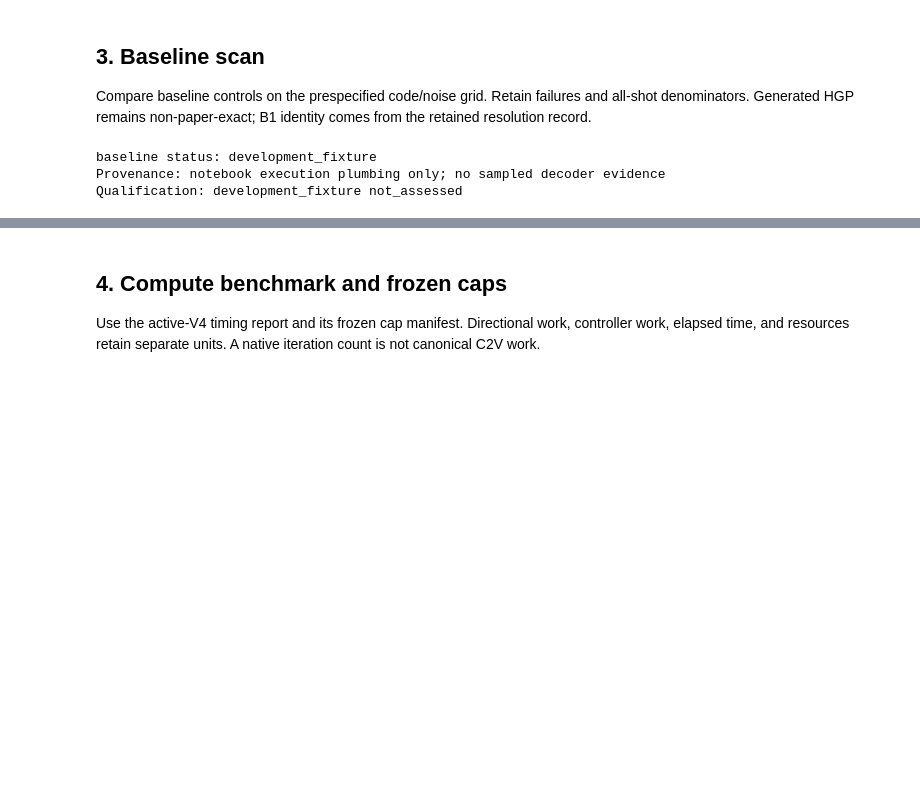
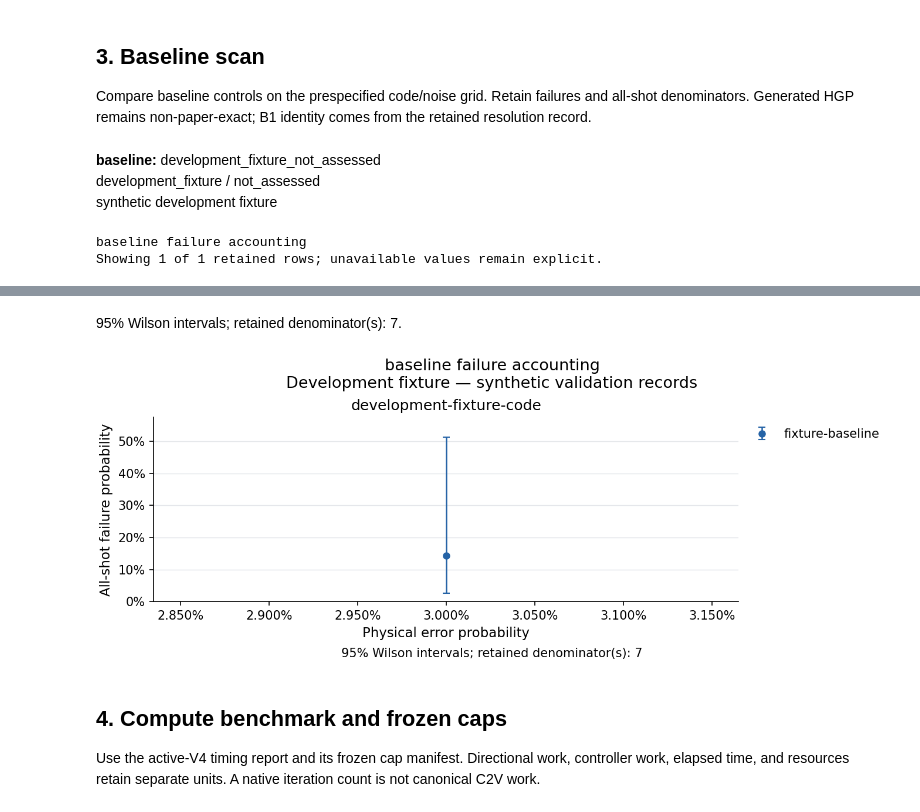
Before and after one commit to mertgkduman/survey_bp, a Jupyter notebook: data/results/phase4-notebook/executed.ipynb, the cells around one changed output, grey strips where cells are left out. Cells and saved outputs as stored; diff of their text form; code cells hidden in the pictures; blank space fills up the shorter version.

Commit message:
docs(04): retain verified implementation and notebook artifacts

```diff
--- a/data/results/phase4-notebook/executed.ipynb
+++ b/data/results/phase4-notebook/executed.ipynb
@@ -15,6 +15,16 @@ fixture = os.environ.get("PHASE4_NOTEBOOK_FIXTURE") == "1"
 stages = notebook_inventory(root, fixture=fixture)
 print("Mode:", "development_fixture" if fixture else "qualified_snapshot_inventory")
 print("Assessment: not_assessed; no production sampling in this notebook")
+from phase4_notebook_campaign import build_campaign_snapshots
+from phase4_notebook_presentation import display_campaign_stage, presentation_views, equation_check_table
+from execute_phase4_notebook import campaign_input_root
+campaign_root = campaign_input_root(root, Path(os.environ.get("PHASE4_CAMPAIGN_ROOT", str(root))))
+campaign = presentation_views(build_campaign_snapshots(root, campaign_root=campaign_root, development_fixture=fixture))
+campaign["tables"].append(equation_check_table())
+campaign["artifacts"]["equations"] = {"status": "deterministic_checks_passed", "execution_qualified": False, "kind": "deterministic_equation_fixture", "reason": "Five source-linked primitive examples passed; no physical samples drawn."}
+figure_dir = Path(os.environ["PHASE4_NOTEBOOK_FIGURE_ROOT"])
+print("Read-only campaign input:", campaign_root)
+print("Qualified originating stages:", campaign["summary"]["qualified_stages"])
 # %% [output]
 Mode: development_fixture
 Assessment: not_assessed; no production sampling in this notebook
@@ -51,11 +68,11 @@ Qualification: development_fixture not_assessed
 
 Compare baseline controls on the prespecified code/noise grid. Retain failures and all-shot denominators. Generated HGP remains non-paper-exact; B1 identity comes from the retained resolution record.
 # %%
-record = stages['baseline']
-print('baseline', "status:", record["status"])
-print("Provenance:", record.get("path", record.get("claim_scope", "qualified snapshot not available")))
-print("Qualification:", record.get("fixture", "unavailable"), record.get("assessment_status", "not_assessed"))
+record = campaign.get('artifacts', {}).get('baseline', stages['baseline'])
+view = display_campaign_stage('baseline', record, campaign, figure_dir=figure_dir)
 # %% [output]
+baseline: development_fixture_not_assessed
+development_fixture / not_assessed
+synthetic development fixture
-baseline status: development_fixture
-Provenance: notebook execution plumbing only; no sampled decoder evidence
-Qualification: development_fixture not_assessed
+baseline failure accounting
+Showing 1 of 1 retained rows; unavailable values remain explicit.
@@ -62,3 +81,5 @@ Qualification: development_fixture not_assessed
+95% Wilson intervals; retained denominator(s): 7.
+[figure, added]
 # %% [markdown]
 ## 4. Compute benchmark and frozen caps
 
```
Also changed, not shown: parts of 15 cells of this notebook, 16 other files.
